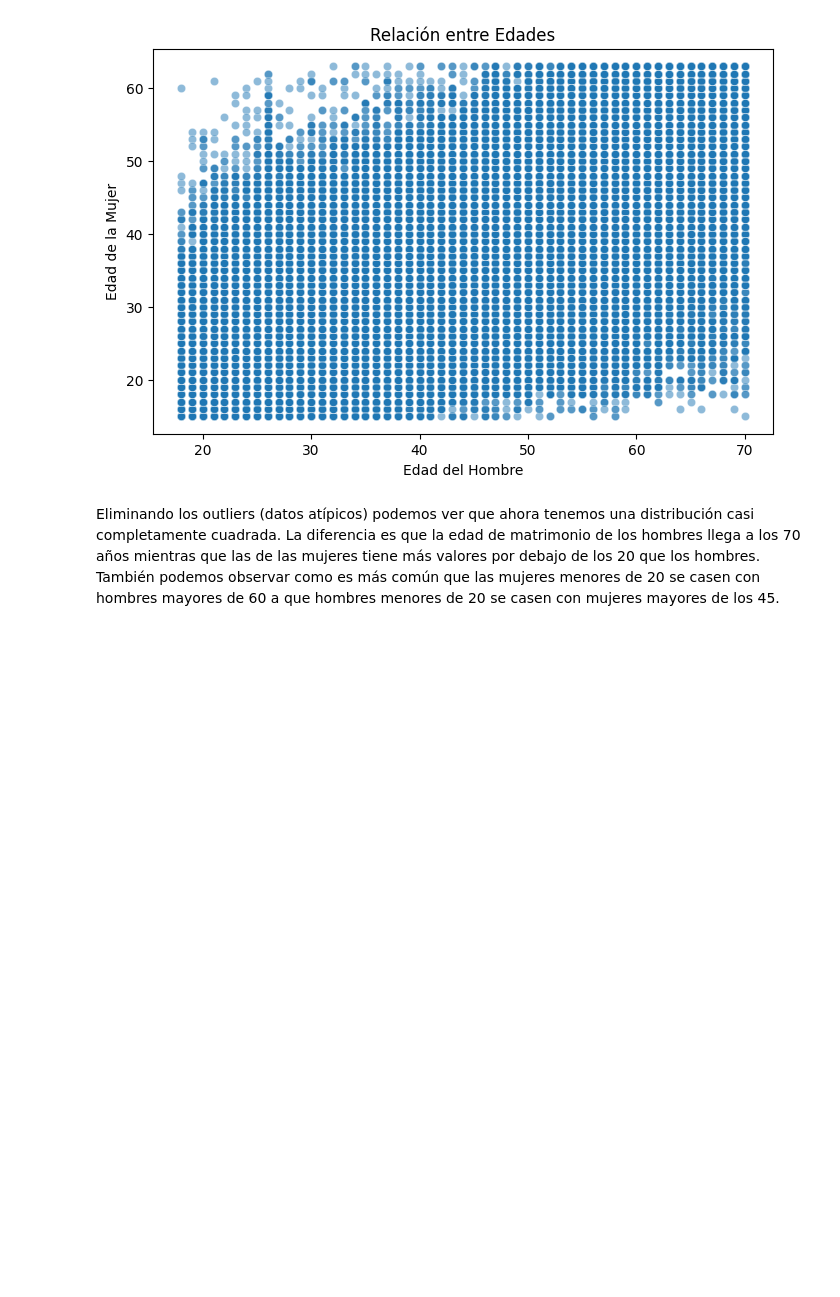
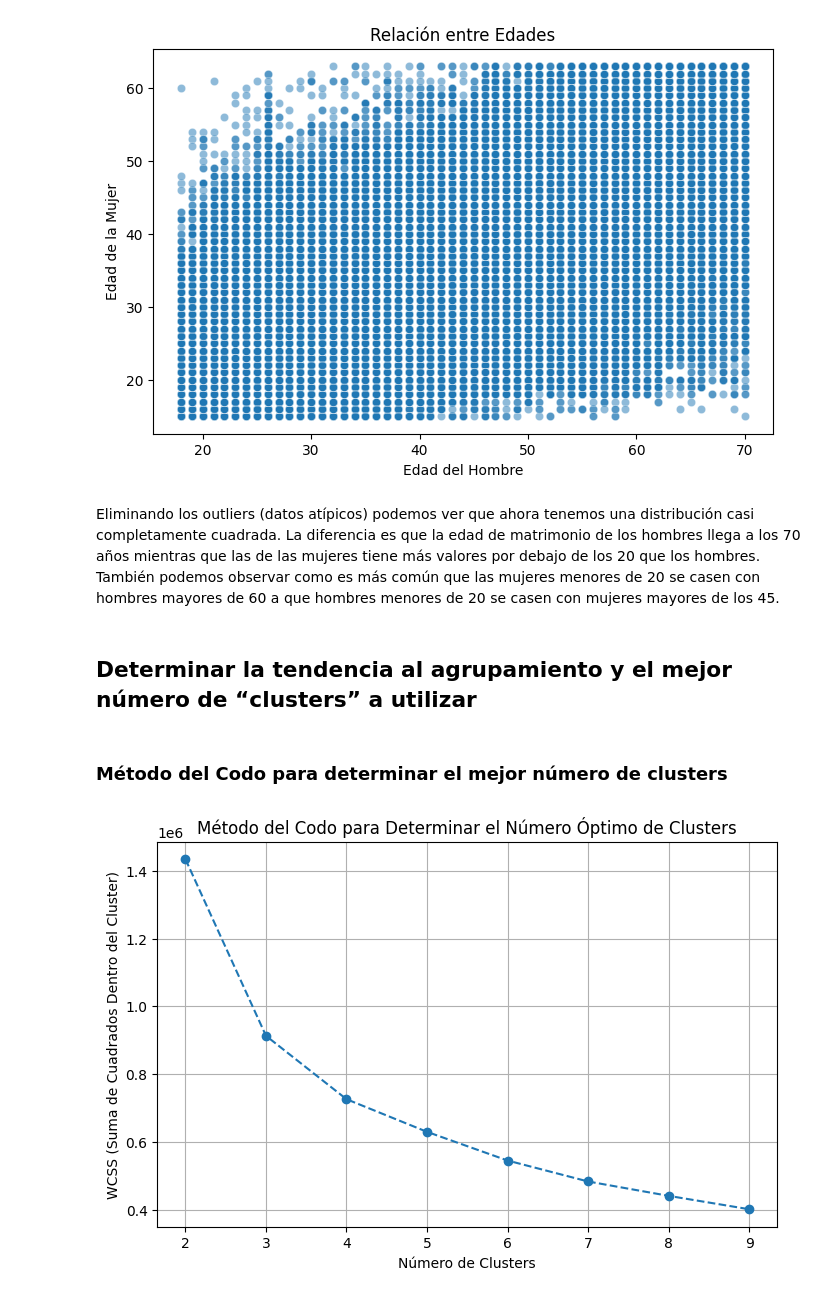
Before and after one commit to angelargd8/Proyecto3-MDD, a Jupyter notebook: matri_EDA.ipynb, the cells around one changed output. Drawn from its saved outputs; the diff is of its cells as text; code cells hidden in the pictures; blank space fills up the shorter version.

Commit message:
feat: clustering analisis

```diff
--- a/matri_EDA.ipynb
+++ b/matri_EDA.ipynb
@@ -409,3 +412,40 @@ plt.show()
 [figure]
 # %% [markdown]
 Eliminando los outliers (datos atípicos) podemos ver que ahora tenemos una distribución casi completamente cuadrada. La diferencia es que la edad de matrimonio de los hombres llega a los 70 años mientras que las de las mujeres tiene más valores por debajo de los 20 que los hombres. También podemos observar como es más común que las mujeres menores de 20 se casen con hombres mayores de 60 a que hombres menores de 20 se casen con mujeres mayores de los 45.
+# %% [markdown]
+## Determinar la tendencia al agrupamiento y el mejor número de “clusters” a utilizar
+# %%
+file_path = "matrimonios.csv"
+df = pd.read_csv(file_path)
+
+# Variables relevantes para clustering
+df_clustering = df[['EDADHOM', 'EDADMUJ', 'AÑOREG']].copy()
+
+# Convertir a numérico y eliminar valores no válidos
+df_clustering = df_clustering.apply(pd.to_numeric, errors='coerce')
+df_clustering.dropna(inplace=True)
+
+# Estandarizar los datos
+scaler = StandardScaler()
+df_scaled = scaler.fit_transform(df_clustering)
+# %% [markdown]
+### Método del Codo para determinar el mejor número de clusters
+# %%
+wcss = []  # Within-cluster sum of squares
+K_range = range(2, 10)  # Probamos de 2 a 10 clusters
+
+for k in K_range:
+    kmeans = KMeans(n_clusters=k, random_state=42, n_init=10)
+    kmeans.fit(df_scaled)
+    wcss.append(kmeans.inertia_)
+
+# Graficar el método del codo
+plt.figure(figsize=(8, 5))
+plt.plot(K_range, wcss, marker='o', linestyle='--')
+plt.xlabel('Número de Clusters')
+plt.ylabel('WCSS (Suma de Cuadrados Dentro del Cluster)')
+plt.title('Método del Codo para Determinar el Número Óptimo de Clusters')
+plt.grid(True)
+plt.show()
+# %% [output]
+[figure, added]
```
Also changed, not shown: parts of 11 cells of this notebook, 1 other file.
